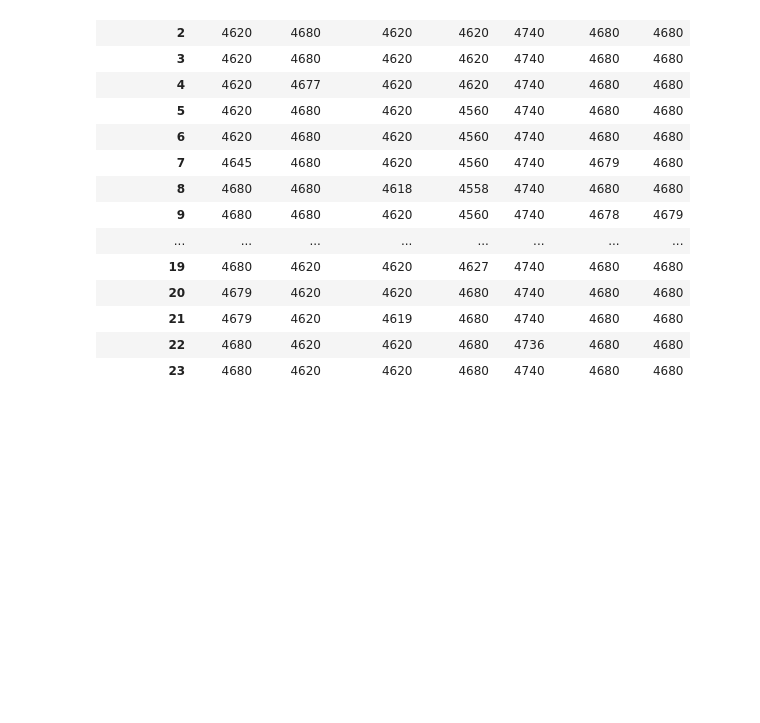
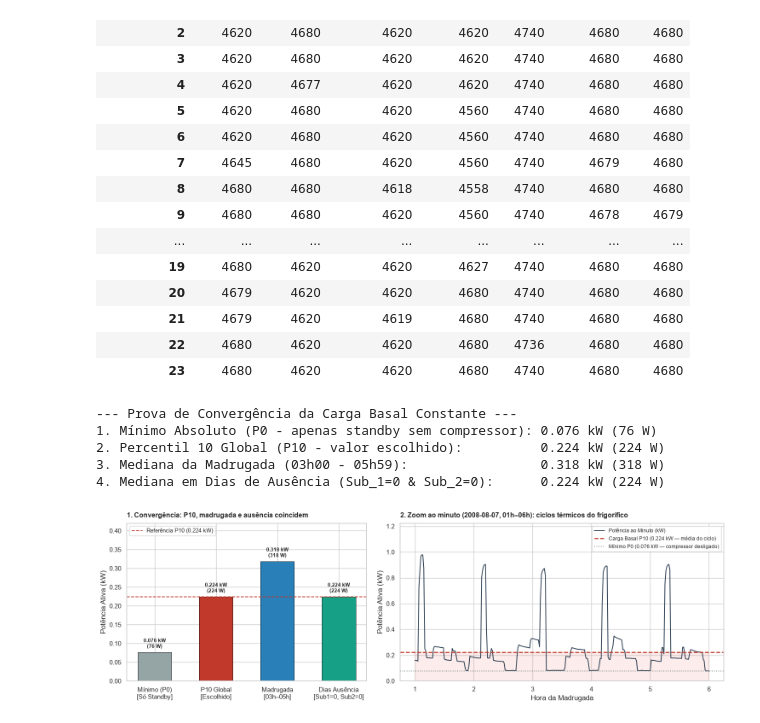
Before and after one commit to Francisco612/AD_Projeto_Final, a Jupyter notebook: notebooks/01_parte1_lusoenergia.ipynb, the cells around one changed output. Drawn from its saved outputs; the diff is of its cells as text; code cells hidden in the pictures; blank space fills up the shorter version.

```diff
--- a/notebooks/01_parte1_lusoenergia.ipynb
+++ b/notebooks/01_parte1_lusoenergia.ipynb
@@ -411,3 +487,72 @@ Tabela Dinâmica — Contagem de Observações Válidas (n) por Hora x Dia da Se
 | 21 | 4679 | 4620 | 4619 | 4680 | 4740 | 4680 | 4680 |
 | 22 | 4680 | 4620 | 4620 | 4680 | 4736 | 4680 | 4680 |
 | 23 | 4680 | 4620 | 4620 | 4680 | 4740 | 4680 | 4680 |
+# %%
+def plot_prova_carga_basal(df):
+    col = df['Global_active_power'].dropna()
+
+    # 1. Calcular os diferentes candidatos a Carga Basal
+    p0_min = float(col.min())
+    p10_basal = float(col.quantile(0.10))
+    madrugada = float(col[(col.index.hour >= 3) & (col.index.hour <= 5)].median())
+
+    # Dias sem atividade humana na cozinha (Sub_1) nem na lavandaria (Sub_2)
+    diario_subs = df[['Sub_metering_1', 'Sub_metering_2']].resample('D').sum(min_count=1200)
+    dias_ausencia = diario_subs[(diario_subs['Sub_metering_1'] == 0) & (diario_subs['Sub_metering_2'] == 0)].index
+    ausencia_med = float(df[df.index.normalize().isin(dias_ausencia)]['Global_active_power'].median()) if len(dias_ausencia) > 0 else p10_basal
+
+    print("\n--- Prova de Convergência da Carga Basal Constante ---")
+    print(f"1. Mínimo Absoluto (P0 - apenas standby sem compressor): {p0_min:.3f} kW ({p0_min*1000:.0f} W)")
+    print(f"2. Percentil 10 Global (P10 - valor escolhido):          {p10_basal:.3f} kW ({p10_basal*1000:.0f} W)")
+    print(f"3. Mediana da Madrugada (03h00 - 05h59):                 {madrugada:.3f} kW ({madrugada*1000:.0f} W)")
+    print(f"4. Mediana em Dias de Ausência (Sub_1=0 & Sub_2=0):      {ausencia_med:.3f} kW ({ausencia_med*1000:.0f} W)")
+
+    fig, (ax1, ax2) = plt.subplots(1, 2, figsize=(15, 4.8), gridspec_kw={'width_ratios': [1.0, 1.35]})
+
+    # --- PAINEL 1: Triangulação de Estimadores ---
+    metodos = ['Mínimo (P0)\n[Só Standby]', 'P10 Global\n[Escolhido]', 'Madrugada\n[03h–05h]', 'Dias Ausência\n[Sub1=0, Sub2=0]']
+    valores = [p0_min, p10_basal, madrugada, ausencia_med]
+    cores = ['#95a5a6', '#c0392b', '#2980b9', '#16a085']
+
+    bars = ax1.bar(metodos, valores, color=cores, width=0.55, edgecolor='black', linewidth=0.6)
+    ax1.axhline(p10_basal, color='#c0392b', linestyle='--', linewidth=1.4, label=f'Referência P10 ({p10_basal:.3f} kW)')
+    ax1.set_ylim(0, max(valores) * 1.32)
+
+    for bar, v in zip(bars, valores):
+        ax1.text(bar.get_x() + bar.get_width()/2, v + 0.008, f'{v:.3f} kW\n({v*1000:.0f} W)',
+                 ha='center', va='bottom', fontsize=8.8, fontweight='bold')
+
+    ax1.set_title('1. Convergência: P10, madrugada e ausência coincidem', fontsize=11.5, fontweight='bold', loc='left', pad=10)
+    ax1.set_ylabel('Potência Ativa (kW)')
+    ax1.legend(loc='upper left', fontsize=9)
+
+    # --- PAINEL 2: Zoom ao Minuto numa Madrugada (Ciclos do Compressor) ---
+    # Selecionar uma madrugada típica de inatividade (01h00 às 06h00)
+    dia_exemplo = dias_ausencia[len(dias_ausencia)//2] if len(dias_ausencia) > 0 else col.index[10000].normalize()
+    janela_noite = df.loc[str(dia_exemplo.date())].between_time('01:00', '06:00')['Global_active_power']
+    horas_dec = janela_noite.index.hour + janela_noite.index.minute / 60.0
+
+    ax2.plot(horas_dec, janela_noite.values, color='#2c3e50', linewidth=1.4, label='Potência ao Minuto (kW)')
+    ax2.axhline(p10_basal, color='#c0392b', linestyle='--', linewidth=1.8, label=f'Carga Basal P10 ({p10_basal:.3f} kW — média do ciclo)')
+    ax2.axhline(p0_min, color='#7f8c8d', linestyle=':', linewidth=1.4, label=f'Mínimo P0 ({p0_min:.3f} kW — compressor desligado)')
+    ax2.fill_between(horas_dec, 0, p10_basal, color='#e74c3c', alpha=0.10)
+
+    ax2.set_title(f'2. Zoom ao minuto ({dia_exemplo.date()}, 01h–06h): ciclos térmicos do frigorífico',
+                  fontsize=11.5, fontweight='bold', loc='left', pad=10)
+    ax2.set_xlabel('Hora da Madrugada')
+    ax2.set_ylabel('Potência Ativa (kW)')
+    ax2.set_ylim(0, max(janela_noite.max() * 1.25, 0.55))
+    ax2.legend(loc='upper right', fontsize=8.8, frameon=True)
+
+    plt.tight_layout()
+    plt.show()
+
+# Executar na Secção 1.3 logo após estimar carga_basal_kw:
+plot_prova_carga_basal(df)
+# %% [output]
+--- Prova de Convergência da Carga Basal Constante ---
+1. Mínimo Absoluto (P0 - apenas standby sem compressor): 0.076 kW (76 W)
+2. Percentil 10 Global (P10 - valor escolhido):          0.224 kW (224 W)
+3. Mediana da Madrugada (03h00 - 05h59):                 0.318 kW (318 W)
+4. Mediana em Dias de Ausência (Sub_1=0 & Sub_2=0):      0.224 kW (224 W)
+[figure, added]
```
Also changed, not shown: parts of 2 cells of this notebook, 4 other files.
